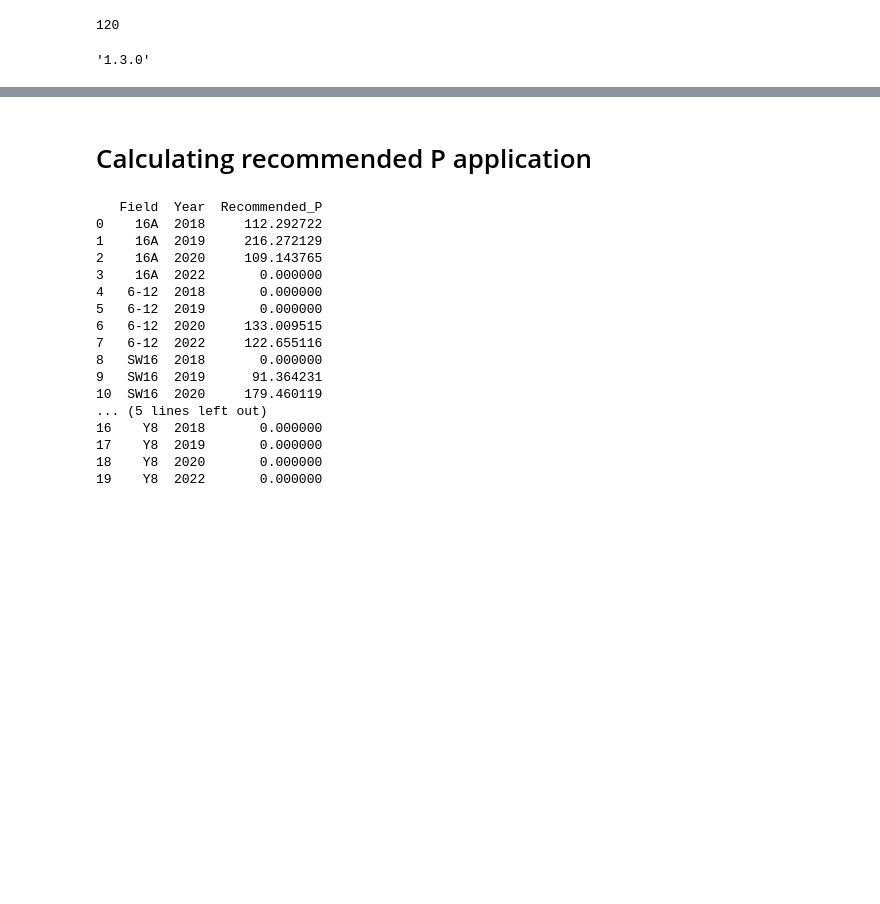
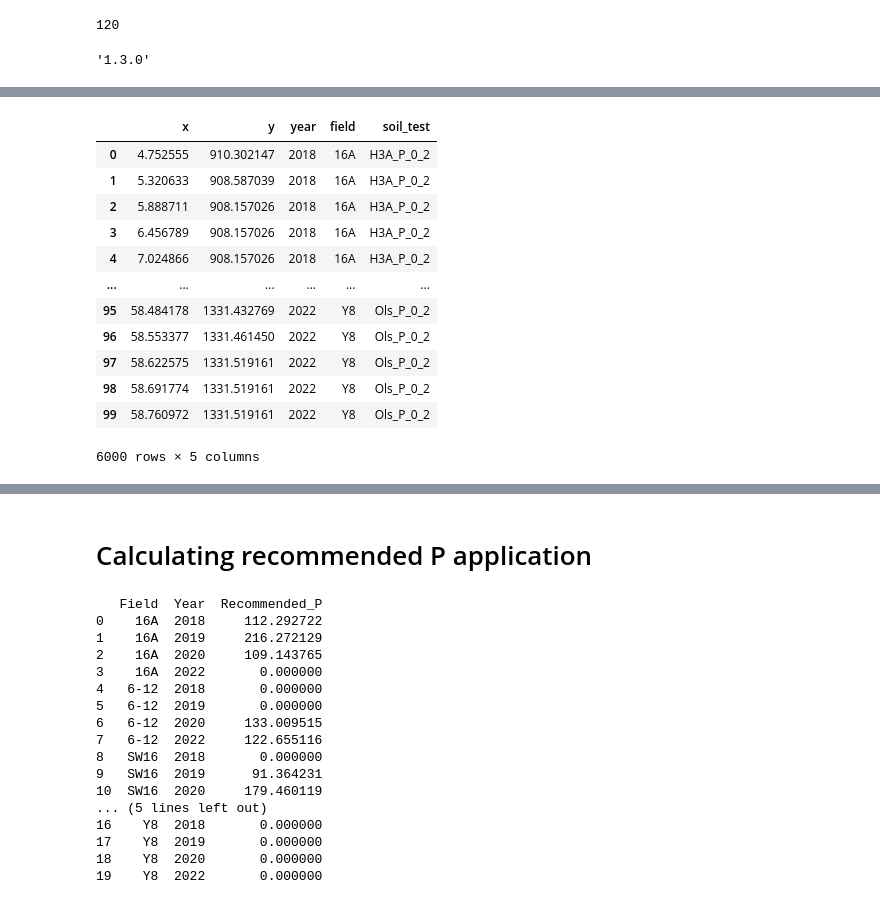
Before and after one commit to bo-maxwell-stevens/temple-phosphorus, a Jupyter notebook: 07.1_plotting_full_scinet_rf_output_zones.ipynb, the cells around one changed output, grey strips where cells are left out. Saved outputs shown, nothing was run; the diff lists cells and outputs as text; code cells hidden in the pictures; blank space fills up the shorter version.

```diff
--- a/07.1_plotting_full_scinet_rf_output_zones.ipynb
+++ b/07.1_plotting_full_scinet_rf_output_zones.ipynb
@@ -200,3 +215,19 @@ plotting_df.shape
+# %%
+plotting_df
+# %% [output]
+|  | x | y | year | field | soil_test |
+| 0 | 4.752555 | 910.302147 | 2018 | 16A | H3A_P_0_2 |
+| 1 | 5.320633 | 908.587039 | 2018 | 16A | H3A_P_0_2 |
+| 2 | 5.888711 | 908.157026 | 2018 | 16A | H3A_P_0_2 |
+| 3 | 6.456789 | 908.157026 | 2018 | 16A | H3A_P_0_2 |
+| 4 | 7.024866 | 908.157026 | 2018 | 16A | H3A_P_0_2 |
+| ... | ... | ... | ... | ... | ... |
+| 95 | 58.484178 | 1331.432769 | 2022 | Y8 | Ols_P_0_2 |
+| 96 | 58.553377 | 1331.461450 | 2022 | Y8 | Ols_P_0_2 |
+| 97 | 58.622575 | 1331.519161 | 2022 | Y8 | Ols_P_0_2 |
+| 98 | 58.691774 | 1331.519161 | 2022 | Y8 | Ols_P_0_2 |
+| 99 | 58.760972 | 1331.519161 | 2022 | Y8 | Ols_P_0_2 |
+6000 rows × 5 columns
 # %%
 from matplotlib import gridspec
 # %%
```
Also changed, not shown: parts of 5 cells of this notebook.
